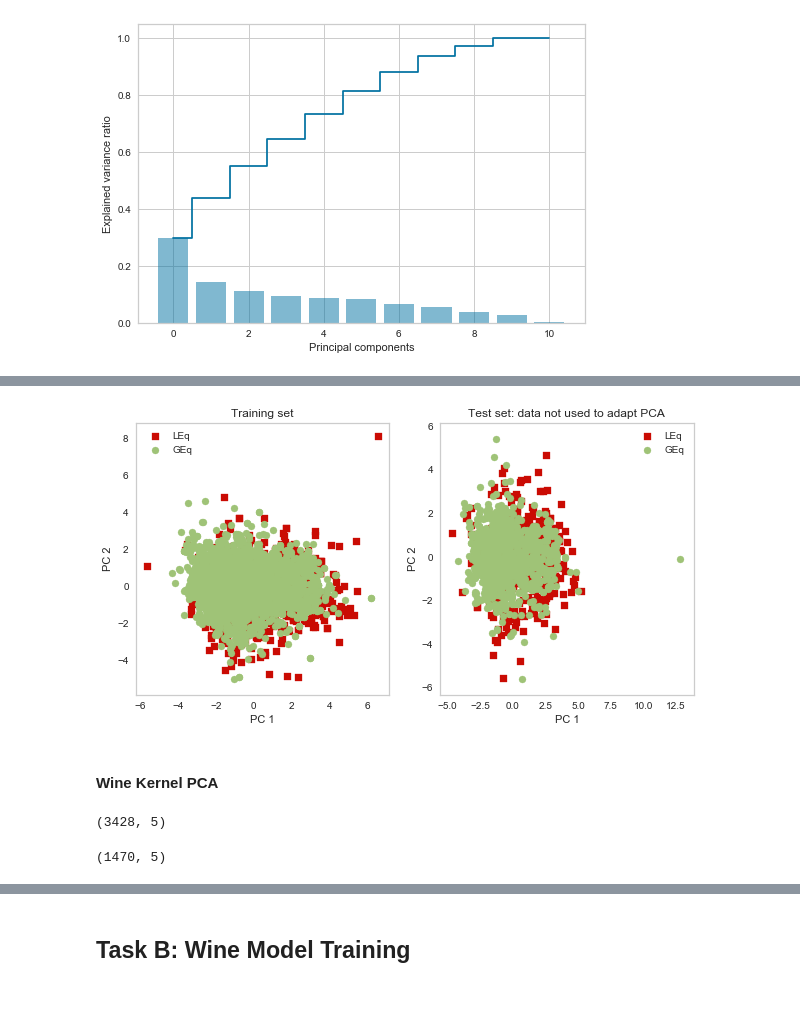
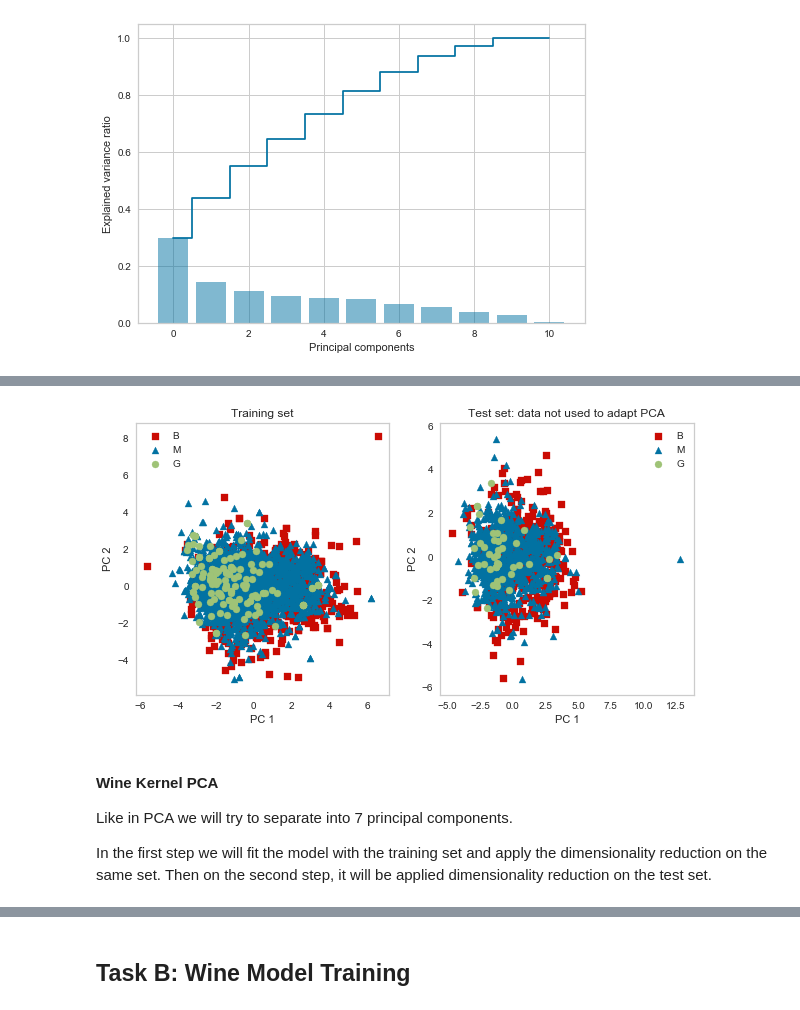
Before and after one commit to franciscommcunha/Data_Mining, a Jupyter notebook: scripts/Notebook1_separated.ipynb, the cells around one changed output, grey strips where cells are left out. Cells and saved outputs as stored; diff of their text form; code cells hidden in the pictures.

```diff
--- a/scripts/Notebook1_separated.ipynb
+++ b/scripts/Notebook1_separated.ipynb
@@ -613,0 +756,4 @@ dataset_white = pd.read_csv('./white_wine.csv') # numerical: https://archive.ics
+# %%
+dataset_white['quality'] = dataset_white['quality'].apply(lambda value: 'bad' if value <= 5 else 'medium'
+                                                         if value<= 7 else 'good')
+dataset_white['quality'] = pd.Categorical(dataset_white['quality'],categories=['bad','medium','good'])
@@ -753,6 +990,6 @@ plt.show()
 # %%
 # Only two components for illustration
-pca_wine = PCA(n_components=5)
+pca_wine = PCA(n_components=7)
 X_wine_train_pca = pca_wine.fit_transform(X_wine_train_std)
 print(pca_wine)
 # %% [output]
@@ -763,52 +1007,64 @@ X_wine_test_pca = pca_wine.transform(X_wine_test_std)
 # %%
-# os valores de Y variam entre 0 e 10
-
 plt.rcParams.update({'font.size': 10})
 fig, axes = plt.subplots(nrows=1, ncols=2, figsize=(10,5))
 axes = axes.ravel()
 ax = axes[0]
 ax.figure
-inx=(Y_wine_train <= 5) # 1, 2, 3, 4, 5
+
+#inx=(Y_wine_train <= 5) # 1, 2, 3, 4, 5
+inx=(Y_wine_train == 'bad') # 1, 2, 3, 4, 5
 inx=inx.ravel()
-ax.scatter(X_wine_train_pca[inx,0],X_wine_train_pca[inx,1],marker='s',color='r',label='LEq') # Less or Equal
+ax.scatter(X_wine_train_pca[inx,0],X_wine_train_pca[inx,1],marker='s',color='r',label='B') # Less or Equal
 
-inx=(Y_wine_train >= 6) # 6, 7, 8, 9, 10
+#inx=(Y_wine_train >= 6) # 6, 7, 8, 9, 10
+inx=(Y_wine_train == 'medium') # 1, 2, 3, 4, 5
 inx=inx.ravel()
-ax.scatter(X_wine_train_pca[inx,0],X_wine_train_pca[inx,1],marker='o',color='g',label='GEq') # Great or Equal
+ax.scatter(X_wine_train_pca[inx,0],X_wine_train_pca[inx,1],marker='^',color='b',label='M') # Great or Equal
+
+#inx=(Y_wine_train >= 6) # 6, 7, 8, 9, 10
+inx=(Y_wine_train == 'good') # 1, 2, 3, 4, 5
+inx=inx.ravel()
+ax.scatter(X_wine_train_pca[inx,0],X_wine_train_pca[inx,1],marker='o',color='g',label='G') # Great or Equal
+
 ax.set_title("Training set")
 ax.set_xlabel('PC 1')
 ax.set_ylabel('PC 2')
 ax.legend()
 ax.grid()
 
 ax = axes[1]
 ax.figure
-inx=(Y_wine_test <= 5) # 1, 2, 3, 4, 5
+
+#inx=(Y_wine_test <= 5) # 1, 2, 3, 4, 5
+inx=(Y_wine_test == 'bad') # 1, 2, 3, 4, 5
 inx=inx.ravel()
-ax.scatter(X_wine_test_pca[inx,0],X_wine_test_pca[inx,1],marker='s',color='r',label='LEq')
-inx=(Y_wine_test >= 6) # 6, 7, 8, 9, 10
+ax.scatter(X_wine_test_pca[inx,0],X_wine_test_pca[inx,1],marker='s',color='r',label='B')
+
+inx=(Y_wine_test == 'medium') # 1, 2, 3, 4, 5
 inx=inx.ravel()
-ax.scatter(X_wine_test_pca[inx,0],X_wine_test_pca[inx,1],marker='o',color='g',label='GEq')
+ax.scatter(X_wine_test_pca[inx,0],X_wine_test_pca[inx,1],marker='^',color='b',label='M')
+
+inx=(Y_wine_test == 'good') # 1, 2, 3, 4, 5
+inx=inx.ravel()
+ax.scatter(X_wine_test_pca[inx,0],X_wine_test_pca[inx,1],marker='o',color='g',label='G')
 
 ax.set_title("Test set: data not used to adapt PCA")
 
 ax.legend()
 ax.grid()
 plt.xlabel('PC 1')
 plt.ylabel('PC 2')
 plt.show()
 # %% [output]
-[figure, old version]
+[figure, new version]
-# %% [markdown]
-#### Wine Kernel PCA
+# %% [markdown]
+#### Wine Kernel PCA
+
+Like in PCA we will try to separate into 7 principal components.
+
+In the first step we will fit the model with the training set and apply the dimensionality reduction on the same set. Then on the second step, it will be applied dimensionality reduction on the test set.
 # %%
 kpca_wine = KernelPCA(n_components = 5, kernel= 'rbf', gamma=15)
 X_skpca_wine = kpca_wine.fit_transform(X_wine_train_std)
-print(X_skpca_wine.shape)
-# %% [output]
-(3428, 5)
 # %%
 X_wine_test_kpca = kpca_wine.transform(X_wine_test_std)
-print(X_wine_test_pca.shape)
-# %% [output]
-(1470, 5)
```
Also changed, not shown: parts of 125 cells of this notebook.
